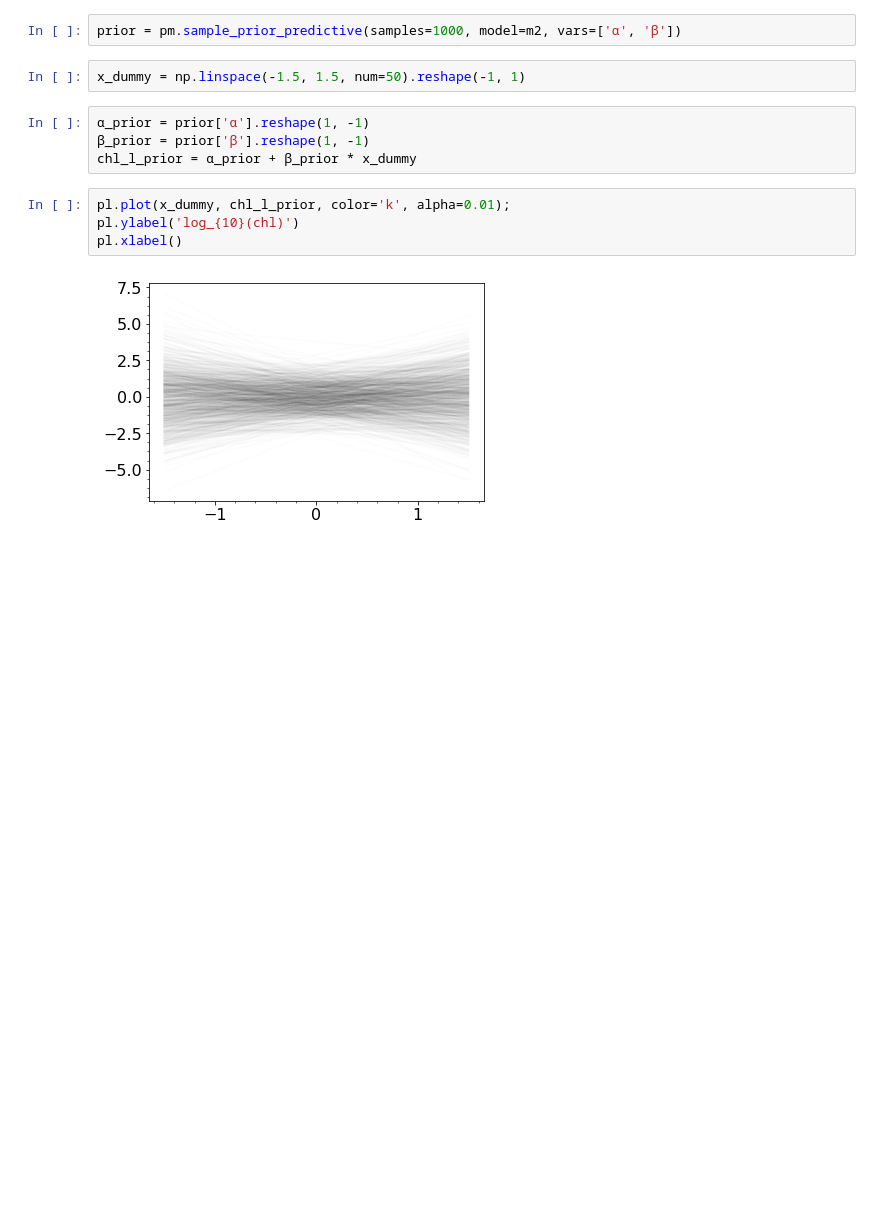
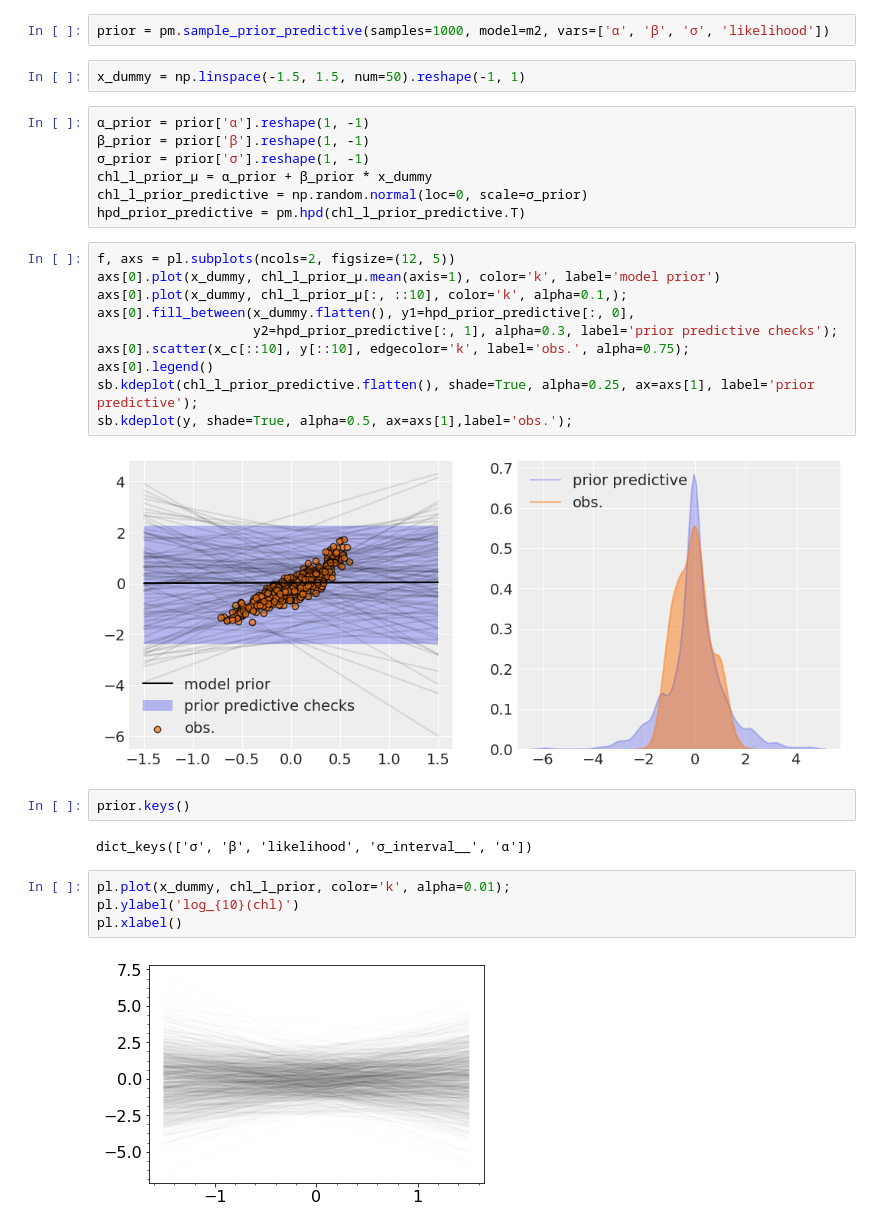
Before and after one commit to madHatter106/chlorophyll_models, a Jupyter notebook: Bayesian Tutorial.ipynb, the cells around one changed output. Cells and saved outputs as stored; diff of their text form; blank space fills up the shorter version.

Commit message:
working on Pr predictive checks

```diff
--- a/Bayesian Tutorial.ipynb
+++ b/Bayesian Tutorial.ipynb
@@ -881,11 +883,30 @@ pm.model_to_graphviz(m2)
 # %%
-prior = pm.sample_prior_predictive(samples=1000, model=m2, vars=['α', 'β'])
+prior = pm.sample_prior_predictive(samples=1000, model=m2, vars=['α', 'β', 'σ', 'likelihood'])
 # %%
 x_dummy = np.linspace(-1.5, 1.5, num=50).reshape(-1, 1)
 # %%
 α_prior = prior['α'].reshape(1, -1)
 β_prior = prior['β'].reshape(1, -1)
-chl_l_prior = α_prior + β_prior * x_dummy
+σ_prior = prior['σ'].reshape(1, -1)
+chl_l_prior_μ = α_prior + β_prior * x_dummy
+chl_l_prior_predictive = np.random.normal(loc=0, scale=σ_prior)
+hpd_prior_predictive = pm.hpd(chl_l_prior_predictive.T)
+# %%
+f, axs = pl.subplots(ncols=2, figsize=(12, 5))
+axs[0].plot(x_dummy, chl_l_prior_μ.mean(axis=1), color='k', label='model prior')
+axs[0].plot(x_dummy, chl_l_prior_μ[:, ::10], color='k', alpha=0.1,);
+axs[0].fill_between(x_dummy.flatten(), y1=hpd_prior_predictive[:, 0],
+                    y2=hpd_prior_predictive[:, 1], alpha=0.3, label='prior predictive checks');
+axs[0].scatter(x_c[::10], y[::10], edgecolor='k', label='obs.', alpha=0.75);
+axs[0].legend()
+sb.kdeplot(chl_l_prior_predictive.flatten(), shade=True, alpha=0.25, ax=axs[1], label='prior predictive');
+sb.kdeplot(y, shade=True, alpha=0.5, ax=axs[1],label='obs.');
+# %% [output]
+[figure, added]
+# %%
+prior.keys()
+# %% [output]
+dict_keys(['σ', 'β', 'likelihood', 'σ_interval__', 'α'])
 # %%
 pl.plot(x_dummy, chl_l_prior, color='k', alpha=0.01);
 pl.ylabel('log_{10}(chl)')
```
Also changed, not shown: parts of 2 cells of this notebook.
